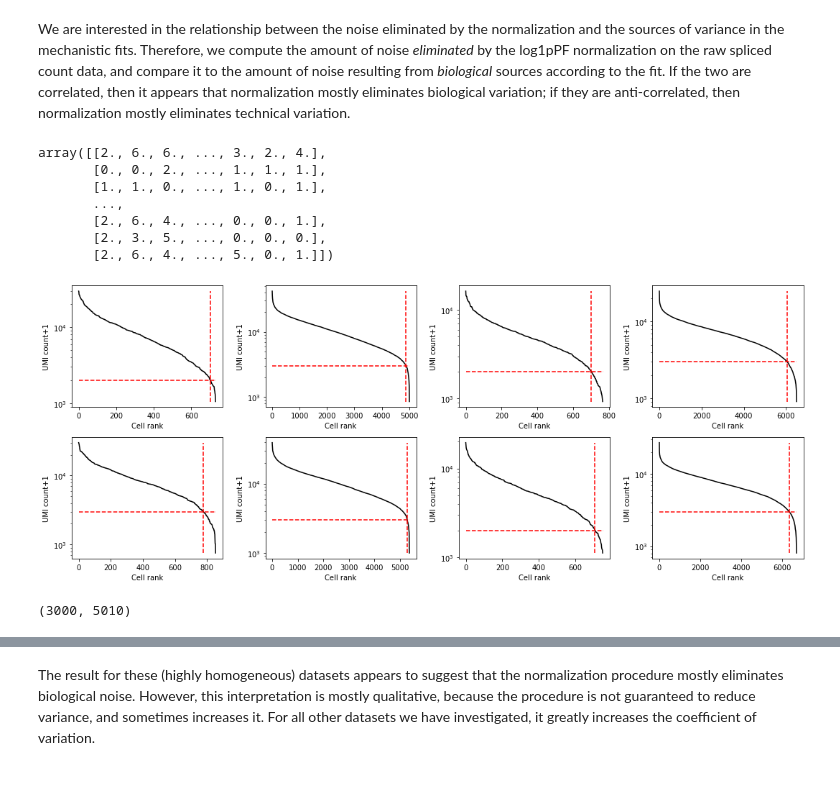
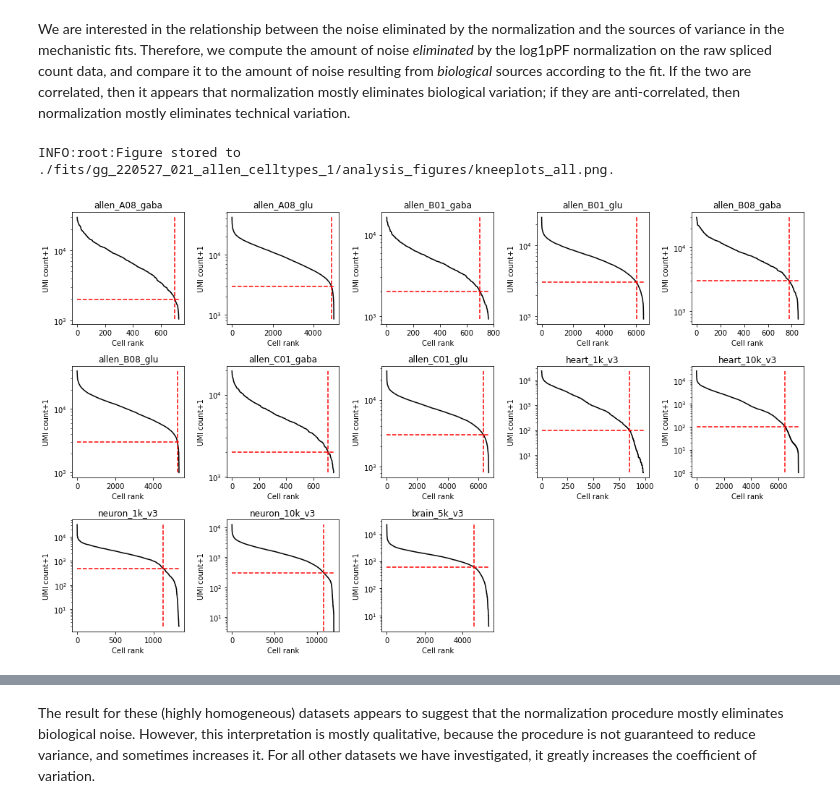
Before and after one commit to gennadygorin/seq-cme-technoise, a Jupyter notebook: gg220527_var_decomp.ipynb, the cells around one changed output, grey strips where cells are left out. Drawn from its saved outputs; the diff is of its cells as text; code cells hidden in the pictures; blank space fills up the shorter version.

```diff
--- a/gg220527_var_decomp.ipynb
+++ b/gg220527_var_decomp.ipynb
@@ -37,8 +37,14 @@ dir_string1 = './fits/gg_220527_021_allen_celltypes_1'
 
 res = [dir_string1+'/'+x for x in dn1]
 
+dn2 =  ['heart_1k','heart_10k','neuron_1k','neuron_10k','brain_5k']
+dn2 = [x+'_v3' for x in dn2]
+dataset_names = dn1 + dn2
+
+dir_string2 = './fits/gg_220526_021_modelcomp_1'
+res += [dir_string2+'/'+x for x in dn2]
 
 sr_strings = [x+'/Bursty_Poisson_20x21/grid_scan_results_upd.res' for x in res]
 
-sd_strings = [dir_string1+'/'+x+'/raw.sd' for x in dn1]
+sd_strings = [dir_string1+'/'+x+'/raw.sd' for x in dn1] + [dir_string2+'/'+x+'/raw.sd' for x in dn2]
 n_datasets = len(sr_strings)
@@ -82,24 +100,20 @@ S[0,0]=1e10
-# %%
-sd_arr[0].S
-# %% [output]
-array([[2., 6., 6., ..., 3., 2., 4.],
-       [0., 0., 2., ..., 1., 1., 1.],
-       [1., 1., 0., ..., 1., 0., 1.],
-       ...,
-       [2., 6., 4., ..., 0., 0., 1.],
-       [2., 3., 5., ..., 0., 0., 0.],
-       [2., 6., 4., ..., 5., 0., 1.]])
 # %%
-sz=(2,4)
-fig1,ax1 = plt.subplots(sz[0],sz[1],figsize=(15,6))
-thr = [2e3, 3e3, 2e3, 3e3, 3e3, 3e3, 2e3, 3e3]
+sz=(3,5)
+fig1,ax1 = plt.subplots(sz[0],sz[1],figsize=(15,9))
+thr = [2e3, 3e3, 2e3, 3e3, 3e3, 3e3, 2e3, 3e3,1e2,1e2,5e2,3e2,6e2]
 for j in range(n_datasets):
     axloc=np.unravel_index(j,sz)
-    sd_arr[j].knee_plot(ax1=ax1[axloc],thr=thr[j],viz=True)
+    sd_arr[j].knee_plot(ax1=ax1[axloc],viz=True,thr=thr[j])
+    ax1[axloc].set_title(dataset_names[j])
+fig1.delaxes(ax1[2,3])
+fig1.delaxes(ax1[2,4])
 fig1.tight_layout()
+
+
+analysis_dir_string = dir_string1+'/analysis_figures'
+fig_string = analysis_dir_string+'/kneeplots_all.png'
+plt.savefig(fig_string,dpi=450)
+log.info('Figure stored to {}.'.format(fig_string))
 # %% [output]
+INFO:root:Figure stored to ./fits/gg_220527_021_allen_celltypes_1/analysis_figures/kneeplots_all.png.
-[figure, old version]
+[figure, new version]
-# %%
-sd_arr[1].S.shape
-# %% [output]
-(3000, 5010)
```
Also changed, not shown: parts of 14 cells of this notebook.
